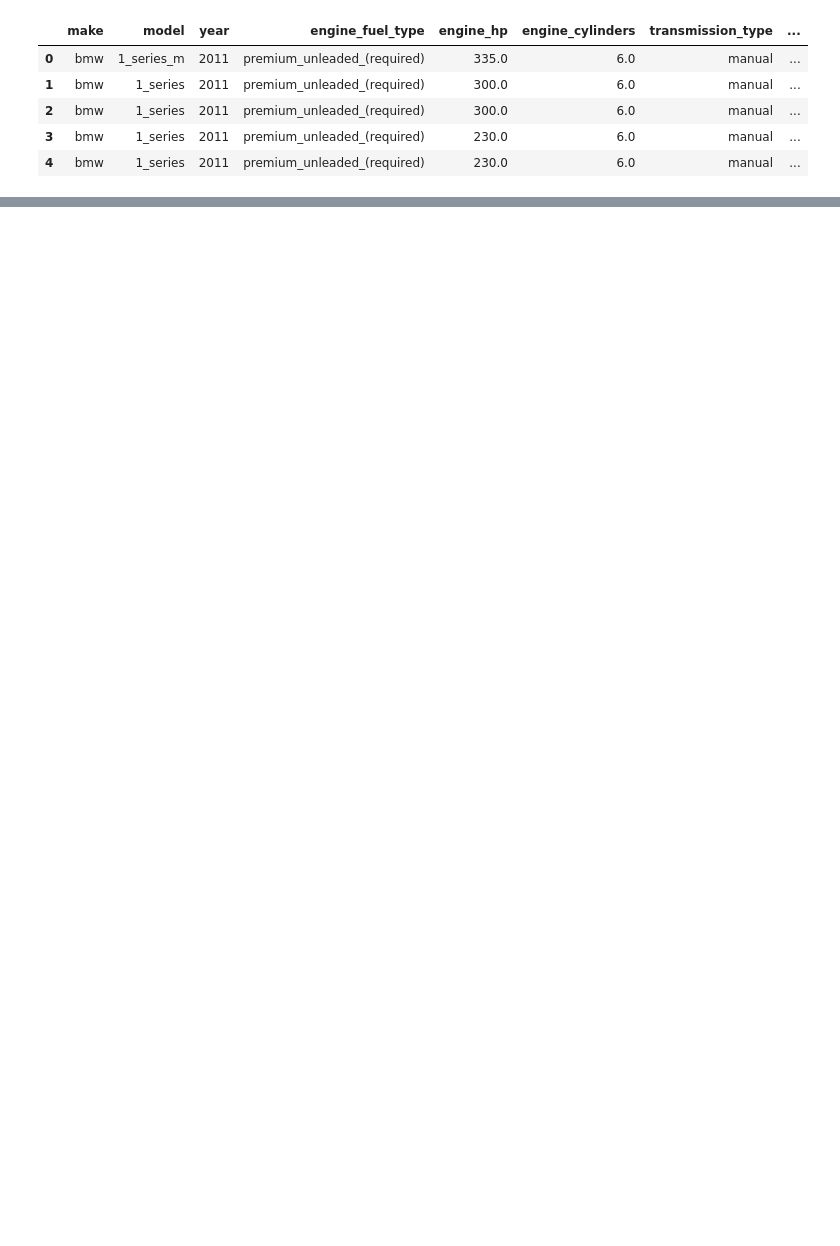
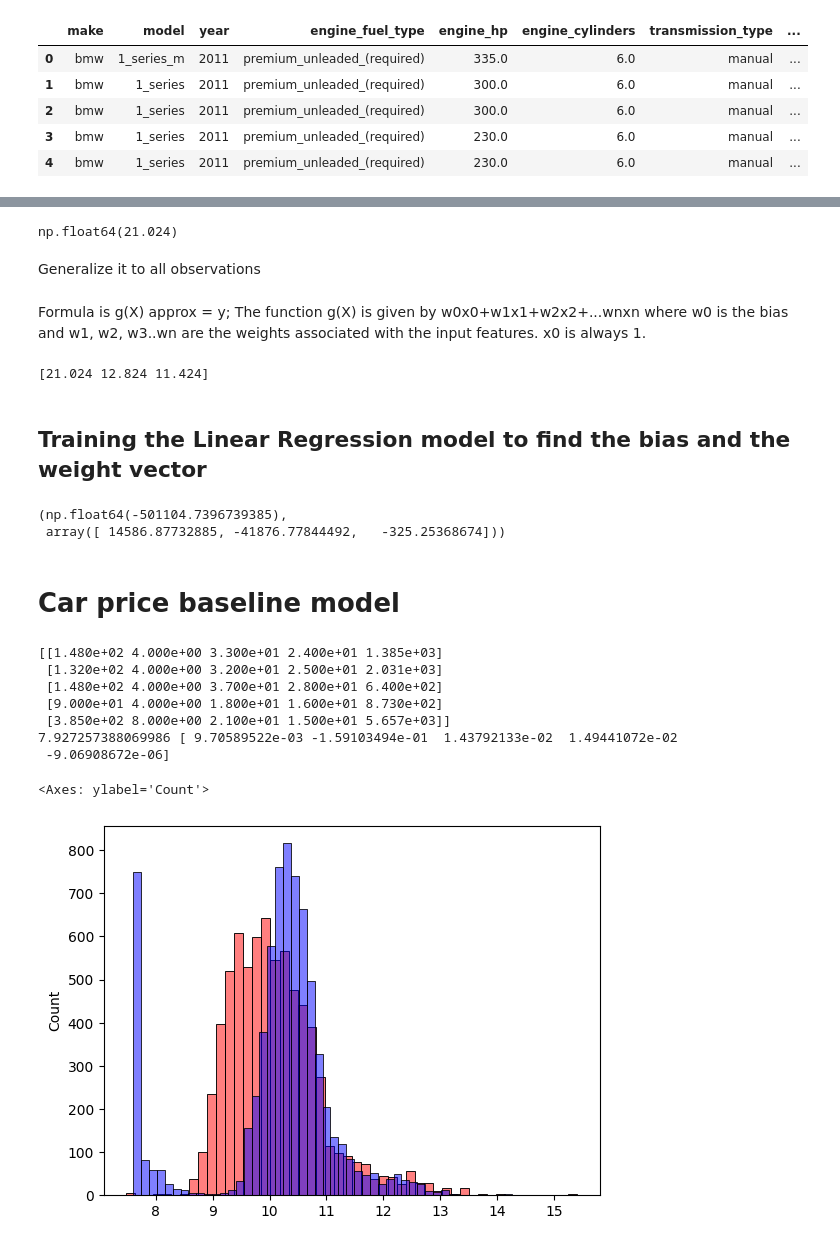
Before and after one commit to umamage/machine_learning_zoomcamp-homework, a Jupyter notebook: 01-intro/ml_regression.ipynb, the cells around one changed output, grey strips where cells are left out. Saved outputs shown, nothing was run; the diff lists cells and outputs as text; code cells hidden in the pictures; blank space fills up the shorter version.

```diff
--- a/01-intro/ml_regression.ipynb
+++ b/01-intro/ml_regression.ipynb
@@ -77,0 +185,10 @@ df.head(5)
+# %%
+#extract the target from the df and store it in the target variable y
+y_train = np.array(np.log1p(df_train.msrp))
+y_val = np.array(np.log1p(df_val.msrp))
+y_test = np.array(np.log1p(df_test.msrp))
+print(y_train[:5])
+#delete the target column from the dataframe
+del df_train['msrp']
+del df_val['msrp']
+del df_test['msrp']
@@ -77,0 +231,68 @@ df.head(5)
+# %%
+np.log1p(1350850186.9129667)
+# %% [output]
+np.float64(21.024)
+# %% [markdown]
+Generalize it to all observations
+# %% [markdown]
+Formula is g(X) approx = y; The function g(X) is given by w0x0+w1x1+w2x2+...wnxn where w0 is the bias and w1, w2, w3..wn are the weights associated with the input features. x0 is always 1.
+# %%
+x1 = [1, 202,13,5657]
+x2 = [1, 150,21,1657]
+x10 = [1, 250,11,657]
+X = [x1,x2,x10]
+X = np.array(X)
+W_new = [w0]+wi
+pred = X.dot(W_new)
+print(pred)
+# %% [output]
+[21.024 12.824 11.424]
+# %% [markdown]
+## Training the Linear Regression model to find the bias and the weight vector
+# %%
+import numpy as np
+X = np.array([
+     [202,13,5657],
+     [150,21,1657],
+     [250,11,657],
+     [230,14,775],
+     [211,13,565],
+     [202,13,5657],
+     [155,31,1657],
+     [255,11,6657],
+     [112,10,570]
+])
+
+y = [100000,20000,4000000,500000,1500000,200000,300000,450000,700000]
+def train_linear_regression(X,y):
+    ones = np.ones(X.shape[0])
+    X = np.column_stack([ones,X])
+    XTX = X.T.dot(X)
+    XTX_inv = np.linalg.inv(XTX)
+    W = XTX_inv.dot(X.T).dot(y)
+    return W[0],W[1:]
+train_linear_regression(X,y)
+# %% [output]
+(np.float64(-501104.7396739385),
+ array([ 14586.87732885, -41876.77844492,   -325.25368674]))
+# %% [markdown]
+# Car price baseline model
+# %%
+# consider only numerical features
+X_train = df_train[['engine_hp','engine_cylinders','highway_mpg','city_mpg','popularity']].fillna(0).values
+print(X_train[:5])
+w0, W = train_linear_regression(X_train,y_train)
+print(w0,W)
+y_pred = w0+X_train.dot(W)
+sns.histplot(y_pred,color='red',alpha=0.5,bins=50)
+sns.histplot(y_train,color='blue',alpha=0.5,bins=50)
+# %% [output]
+[[1.480e+02 4.000e+00 3.300e+01 2.400e+01 1.385e+03]
+ [1.320e+02 4.000e+00 3.200e+01 2.500e+01 2.031e+03]
+ [1.480e+02 4.000e+00 3.700e+01 2.800e+01 6.400e+02]
+ [9.000e+01 4.000e+00 1.800e+01 1.600e+01 8.730e+02]
+ [3.850e+02 8.000e+00 2.100e+01 1.500e+01 5.657e+03]]
+7.927257388069986 [ 9.70589522e-03 -1.59103494e-01  1.43792133e-02  1.49441072e-02
+ -9.06908672e-06]
+<Axes: ylabel='Count'>
+[figure, added]
```
Also changed, not shown: parts of 32 cells of this notebook, 2 other files.
